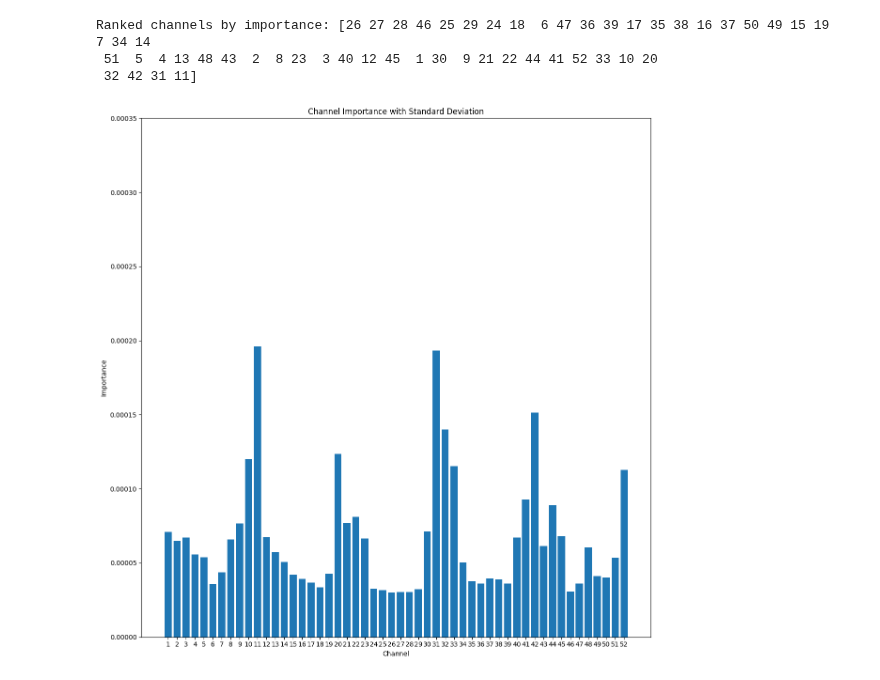
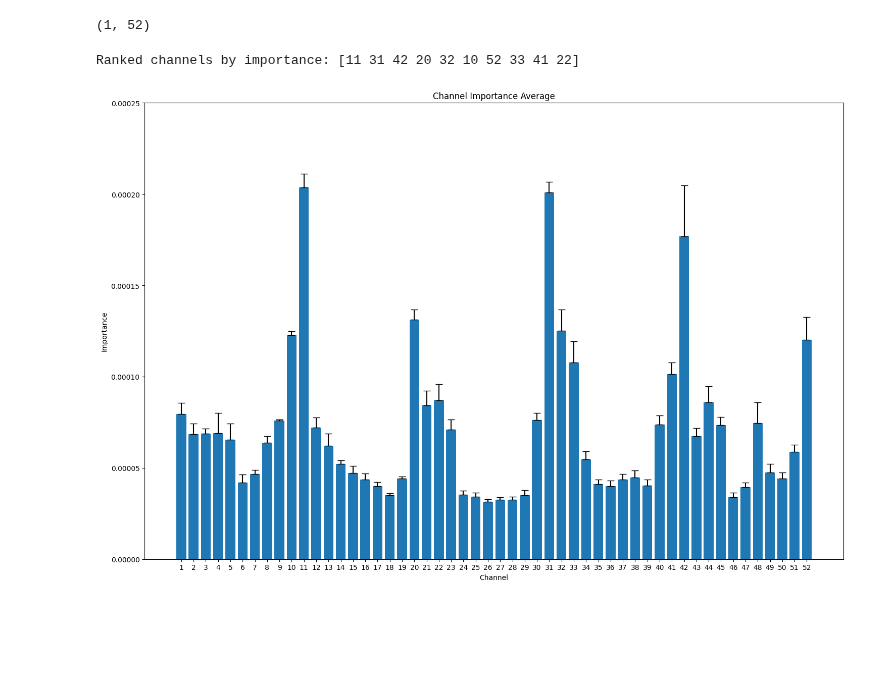
Before and after one commit to jinyuanwong/fnirs-treatment-response-prediction, a Jupyter notebook: scripts/explanation/shap/plot_shap.ipynb, the cells around one changed output. Cells and saved outputs as stored; diff of their text form; code cells hidden in the pictures; blank space fills up the shorter version.

```diff
--- a/scripts/explanation/shap/plot_shap.ipynb
+++ b/scripts/explanation/shap/plot_shap.ipynb
@@ -42,8 +40,8 @@ def show_shap_channel_importance(data, title):
     plt.figure(figsize=(15, 10))
     # np.arange(1, 53) is the x-values, channel_importance_mean is the height of the bars, and
     # channel_importance_std is used for the error bars (yerr parameter)
-    # plt.bar(np.arange(1, 53), channel_importance_mean, yerr=error, capsize=5)
-    plt.bar(np.arange(1, 53), channel_importance_mean, capsize=5)
+    plt.bar(np.arange(1, 53), channel_importance_mean, yerr=error, capsize=5)
+    # plt.bar(np.arange(1, 53), channel_importance_mean, capsize=5)
 
     plt.xlabel('Channel')
     plt.ylabel('Importance')
@@ -73,8 +64,12 @@ Ranked channels by importance: [11 31 42 32 20 10 33 52 41 44]
+# %%
+mean_loocv_1 = np.mean(loocv1, axis=0)[np.newaxis, ...]
+mean_loocv_2 = np.mean(loocv2, axis=0)[np.newaxis, ...]
+mean_loocv_3 = np.mean(loocv4, axis=0)[np.newaxis, ...]
+# %% [output]
+(1, 52)
 # %%
-loocv = np.concatenate([loocv2, loocv4], axis=0)
-show_shap_channel_importance(loocv)
+loocv = np.concatenate([mean_loocv_1, mean_loocv_2, mean_loocv_3], axis=0)
+show_shap_channel_importance(loocv, 'Average')
 # %% [output]
-Ranked channels by importance: [26 27 28 46 25 29 24 18  6 47 36 39 17 35 38 16 37 50 49 15 19  7 34 14
- 51  5  4 13 48 43  2  8 23  3 40 12 45  1 30  9 21 22 44 41 52 33 10 20
- 32 42 31 11]
+Ranked channels by importance: [11 31 42 20 32 10 52 33 41 22]
-[figure, old version]
+[figure, new version]
```
Also changed, not shown: parts of 7 cells of this notebook.
